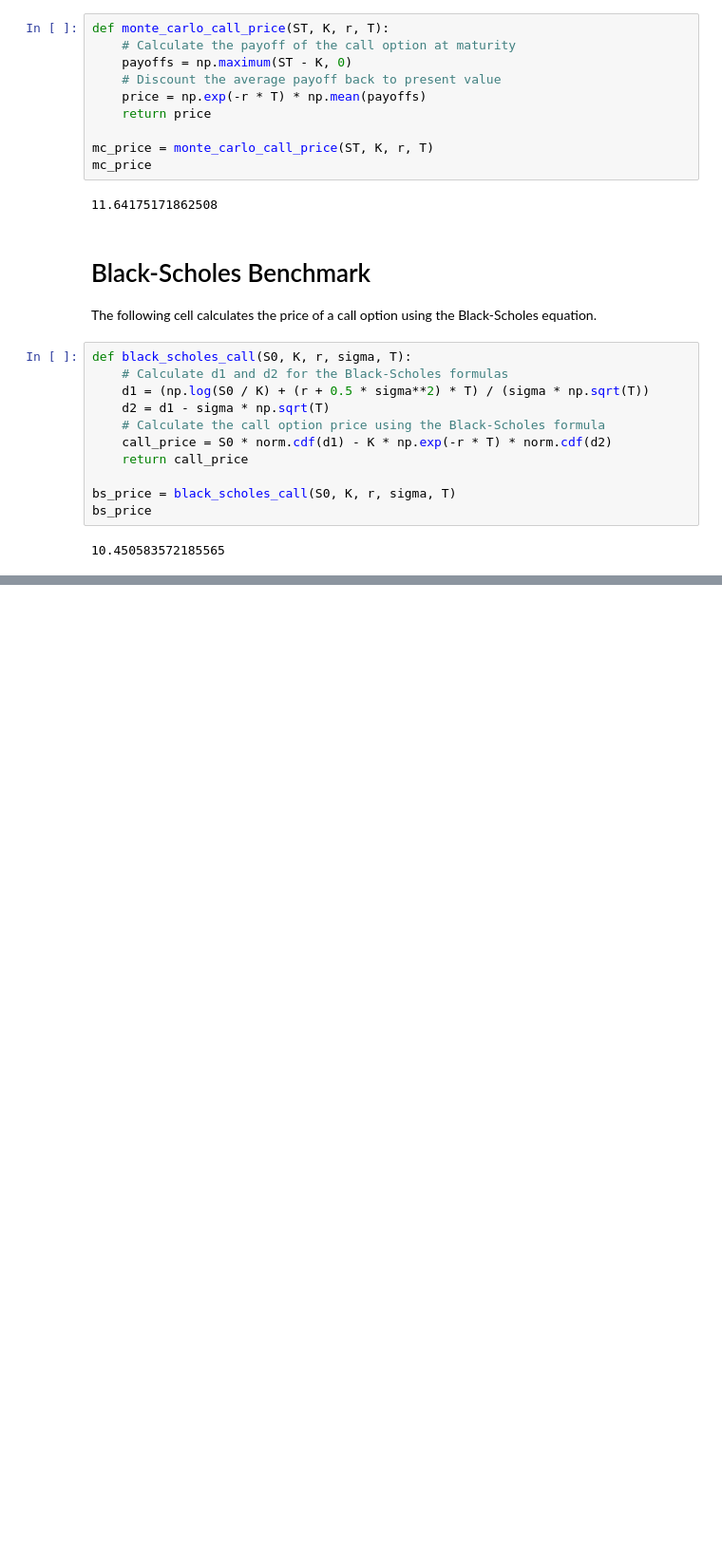
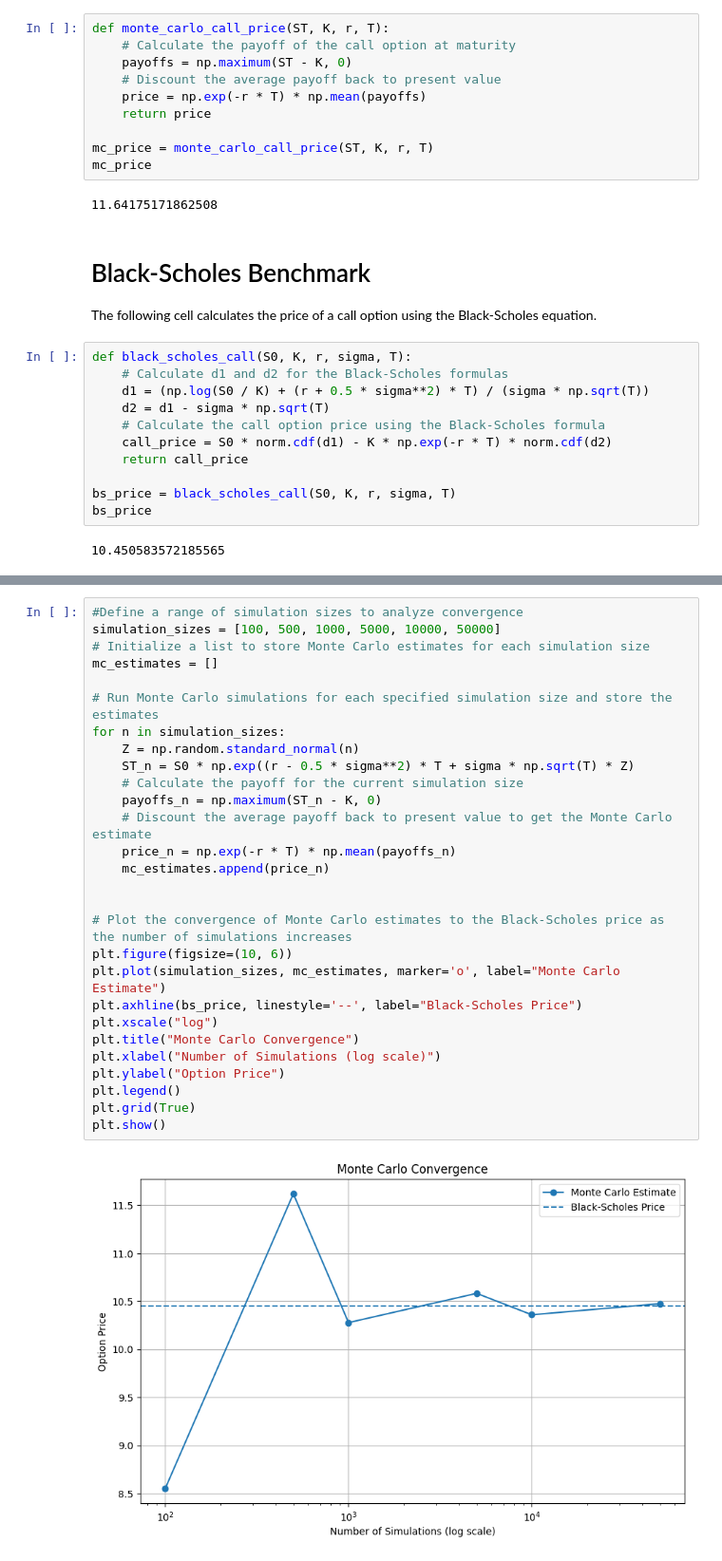
Before and after one commit to nitheesh-dharma/monte-carlo-simulations, a Jupyter notebook: Monte_carlo_simulations.ipynb, the cells around one changed output, grey strips where cells are left out. Shown at 95% size. Cells and saved outputs as stored; diff of their text form; blank space fills up the shorter version.

Commit message:
Add convergence analysis and comparison

```diff
--- a/Monte_carlo_simulations.ipynb
+++ b/Monte_carlo_simulations.ipynb
@@ -117,0 +152,30 @@ bs_price
+# %%
+#Define a range of simulation sizes to analyze convergence
+simulation_sizes = [100, 500, 1000, 5000, 10000, 50000]
+# Initialize a list to store Monte Carlo estimates for each simulation size
+mc_estimates = []
+
+# Run Monte Carlo simulations for each specified simulation size and store the estimates
+for n in simulation_sizes:
+    Z = np.random.standard_normal(n)
+    ST_n = S0 * np.exp((r - 0.5 * sigma**2) * T + sigma * np.sqrt(T) * Z)
+    # Calculate the payoff for the current simulation size
+    payoffs_n = np.maximum(ST_n - K, 0)
+    # Discount the average payoff back to present value to get the Monte Carlo estimate
+    price_n = np.exp(-r * T) * np.mean(payoffs_n)
+    mc_estimates.append(price_n)
+
+
+# Plot the convergence of Monte Carlo estimates to the Black-Scholes price as the number of simulations increases
+plt.figure(figsize=(10, 6))
+plt.plot(simulation_sizes, mc_estimates, marker='o', label="Monte Carlo Estimate")
+plt.axhline(bs_price, linestyle='--', label="Black-Scholes Price")
+plt.xscale("log")
+plt.title("Monte Carlo Convergence")
+plt.xlabel("Number of Simulations (log scale)")
+plt.ylabel("Option Price")
+plt.legend()
+plt.grid(True)
+plt.show()
+# %% [output]
+[figure, added]
```
Also changed, not shown: parts of 4 cells of this notebook.
